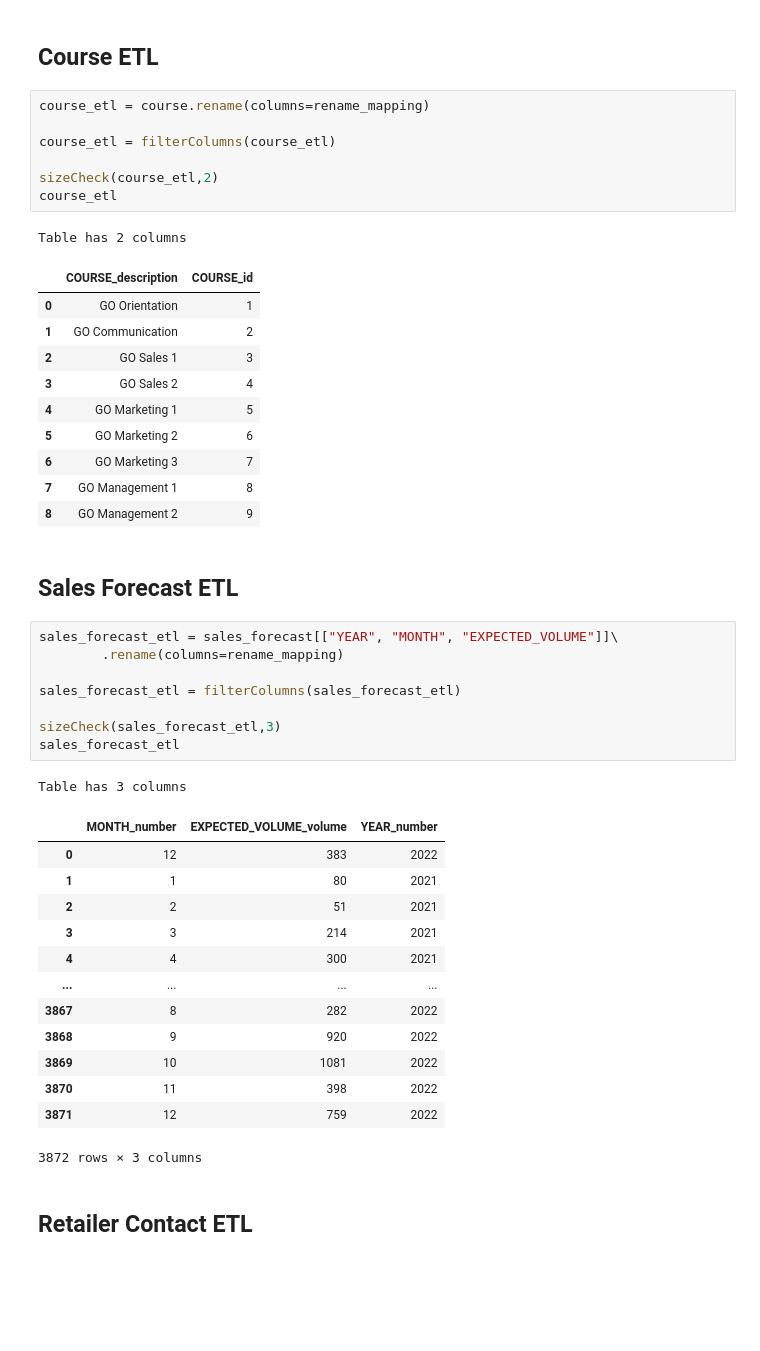
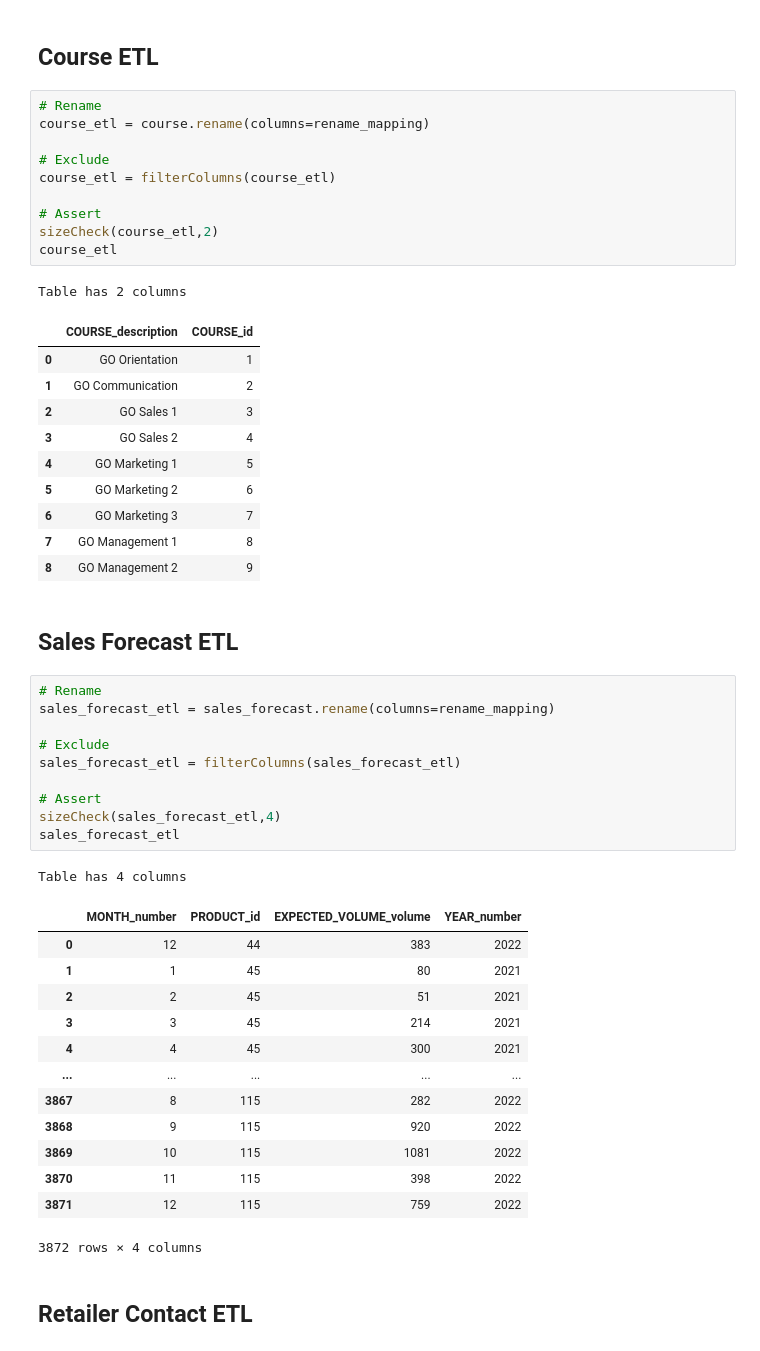
Before and after one commit to Vertcol/Datawarehouse, a Jupyter notebook: ETL.ipynb, the cells around one changed output. Cells and saved outputs as stored; diff of their text form; blank space fills up the shorter version.

```diff
--- a/ETL.ipynb
+++ b/ETL.ipynb
@@ -330,10 +351,13 @@ Table has 2 columns
 # %% [markdown]
 ## Course ETL
 # %%
+# Rename
 course_etl = course.rename(columns=rename_mapping)
 
+# Exclude
 course_etl = filterColumns(course_etl)
 
+# Assert
 sizeCheck(course_etl,2)
 course_etl
 # %% [output]
@@ -351,28 +375,30 @@ Table has 2 columns
 # %% [markdown]
 ## Sales Forecast ETL
 # %%
-sales_forecast_etl = sales_forecast[["YEAR", "MONTH", "EXPECTED_VOLUME"]]\
-        .rename(columns=rename_mapping)
+# Rename
+sales_forecast_etl = sales_forecast.rename(columns=rename_mapping)
 
+# Exclude
 sales_forecast_etl = filterColumns(sales_forecast_etl)
 
-sizeCheck(sales_forecast_etl,3)
+# Assert
+sizeCheck(sales_forecast_etl,4)
 sales_forecast_etl
 # %% [output]
-Table has 3 columns
+Table has 4 columns
-|  | MONTH_number | EXPECTED_VOLUME_volume | YEAR_number |
-| 0 | 12 | 383 | 2022 |
-| 1 | 1 | 80 | 2021 |
-| 2 | 2 | 51 | 2021 |
-| 3 | 3 | 214 | 2021 |
-| 4 | 4 | 300 | 2021 |
-| ... | ... | ... | ... |
-| 3867 | 8 | 282 | 2022 |
-| 3868 | 9 | 920 | 2022 |
-| 3869 | 10 | 1081 | 2022 |
-| 3870 | 11 | 398 | 2022 |
-| 3871 | 12 | 759 | 2022 |
+|  | MONTH_number | PRODUCT_id | EXPECTED_VOLUME_volume | YEAR_number |
+| 0 | 12 | 44 | 383 | 2022 |
+| 1 | 1 | 45 | 80 | 2021 |
+| 2 | 2 | 45 | 51 | 2021 |
+| 3 | 3 | 45 | 214 | 2021 |
+| 4 | 4 | 45 | 300 | 2021 |
+| ... | ... | ... | ... | ... |
+| 3867 | 8 | 115 | 282 | 2022 |
+| 3868 | 9 | 115 | 920 | 2022 |
+| 3869 | 10 | 115 | 1081 | 2022 |
+| 3870 | 11 | 115 | 398 | 2022 |
+| 3871 | 12 | 115 | 759 | 2022 |
-3872 rows × 3 columns
+3872 rows × 4 columns
 # %% [markdown]
 ## Retailer Contact ETL
 # %%
```
Also changed, not shown: parts of 9 cells of this notebook.
